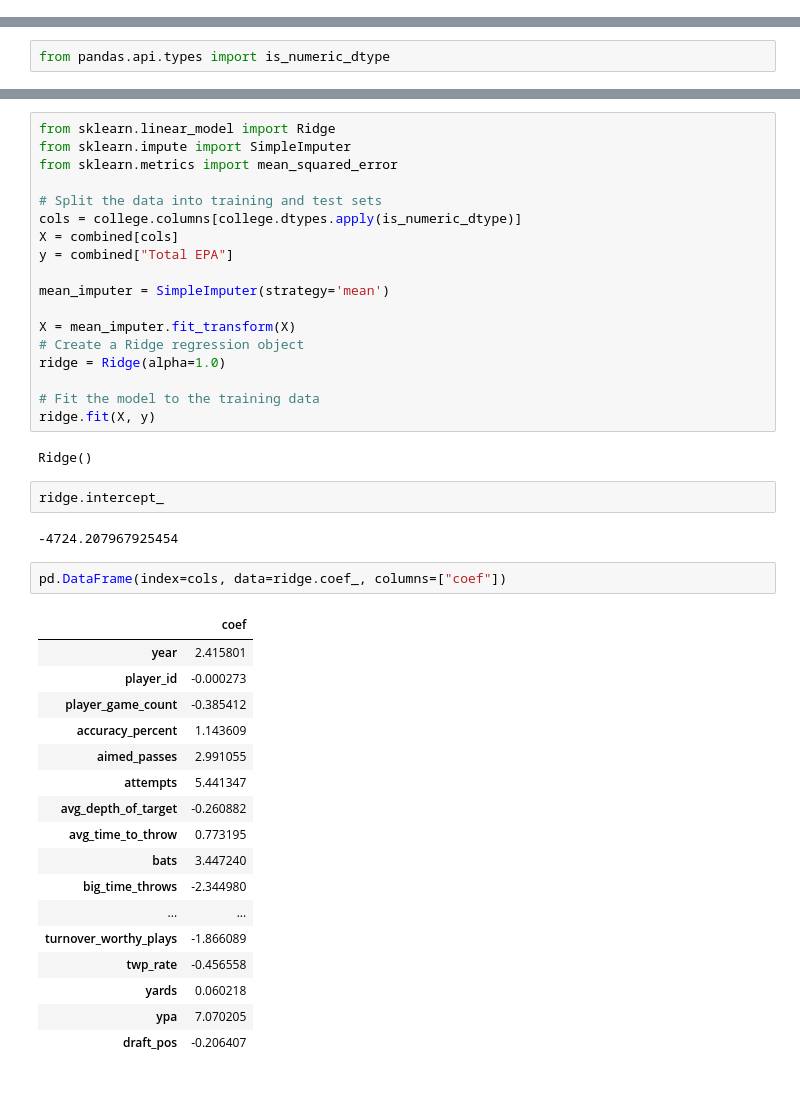
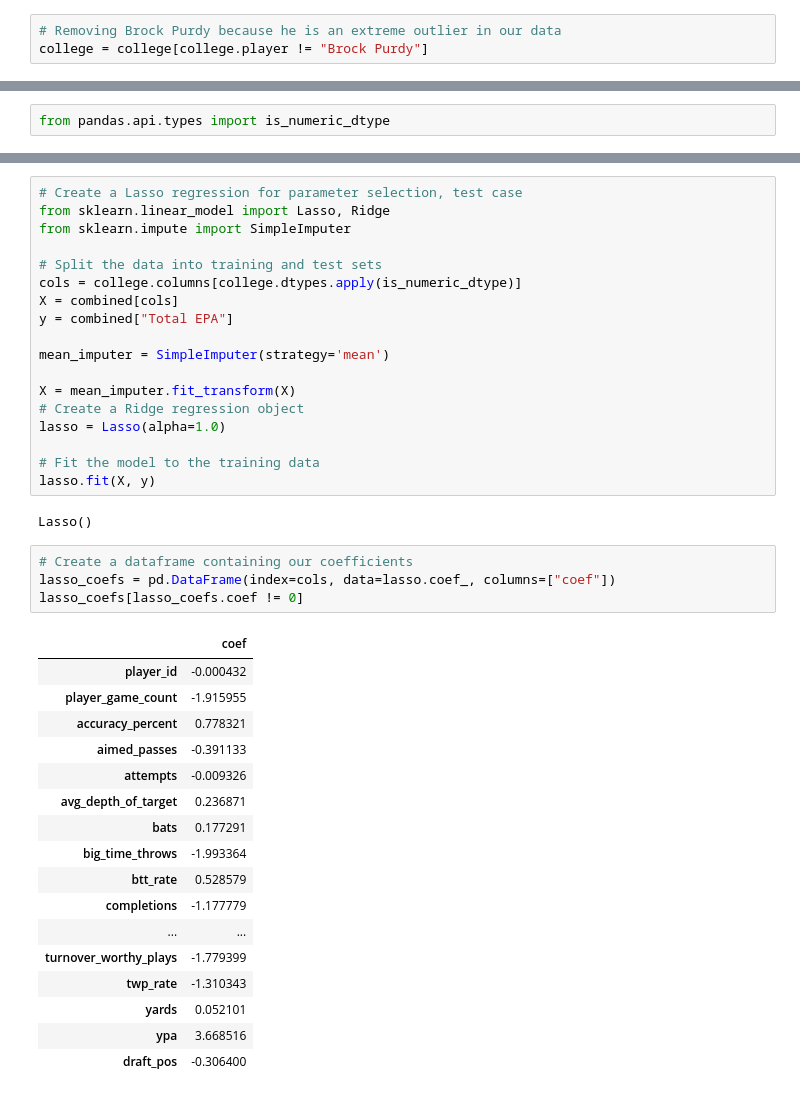
Before and after one commit to Vnz01/MATH189FP, a Jupyter notebook: MATH189FP.ipynb, the cells around one changed output, grey strips where cells are left out. Drawn from its saved outputs; the diff is of its cells as text.

```diff
--- a/MATH189FP.ipynb
+++ b/MATH189FP.ipynb
@@ -165,2 +118,5 @@ college = college.groupby("player").last().reset_index()
 college = college[college.player.isin(nfl.Player)]
+# %%
+# Removing Brock Purdy because he is an extreme outlier in our data
+college = college[college.player != "Brock Purdy"]
 # %%
@@ -289,7 +167,7 @@ Index(['player', 'year', 'player_id', 'position', 'team_name',
 # %%
-from sklearn.linear_model import Ridge
+# Create a Lasso regression for parameter selection, test case
+from sklearn.linear_model import Lasso, Ridge
 from sklearn.impute import SimpleImputer
-from sklearn.metrics import mean_squared_error
 
 # Split the data into training and test sets
 cols = college.columns[college.dtypes.apply(is_numeric_dtype)]
@@ -300,33 +178,31 @@ mean_imputer = SimpleImputer(strategy='mean')
 
 X = mean_imputer.fit_transform(X)
 # Create a Ridge regression object
-ridge = Ridge(alpha=1.0)
+lasso = Lasso(alpha=1.0)
 
 # Fit the model to the training data
-ridge.fit(X, y)
+lasso.fit(X, y)
 # %% [output]
-Ridge()
+Lasso()
-# %%
-ridge.intercept_
-# %% [output]
--4724.207967925454
 # %%
-pd.DataFrame(index=cols, data=ridge.coef_, columns=["coef"])
+# Create a dataframe containing our coefficients
+lasso_coefs = pd.DataFrame(index=cols, data=lasso.coef_, columns=["coef"])
+lasso_coefs[lasso_coefs.coef != 0]
 # %% [output]
 |  | coef |
-| year | 2.415801 |
-| player_id | -0.000273 |
-| player_game_count | -0.385412 |
-| accuracy_percent | 1.143609 |
-| aimed_passes | 2.991055 |
-| attempts | 5.441347 |
-| avg_depth_of_target | -0.260882 |
-| avg_time_to_throw | 0.773195 |
-| bats | 3.447240 |
-| big_time_throws | -2.344980 |
+| player_id | -0.000432 |
+| player_game_count | -1.915955 |
+| accuracy_percent | 0.778321 |
+| aimed_passes | -0.391133 |
+| attempts | -0.009326 |
+| avg_depth_of_target | 0.236871 |
+| bats | 0.177291 |
+| big_time_throws | -1.993364 |
+| btt_rate | 0.528579 |
+| completions | -1.177779 |
 | ... | ... |
-| turnover_worthy_plays | -1.866089 |
-| twp_rate | -0.456558 |
-| yards | 0.060218 |
-| ypa | 7.070205 |
-| draft_pos | -0.206407 |
+| turnover_worthy_plays | -1.779399 |
+| twp_rate | -1.310343 |
+| yards | 0.052101 |
+| ypa | 3.668516 |
+| draft_pos | -0.306400 |
```
Also changed, not shown: parts of 38 cells of this notebook.
